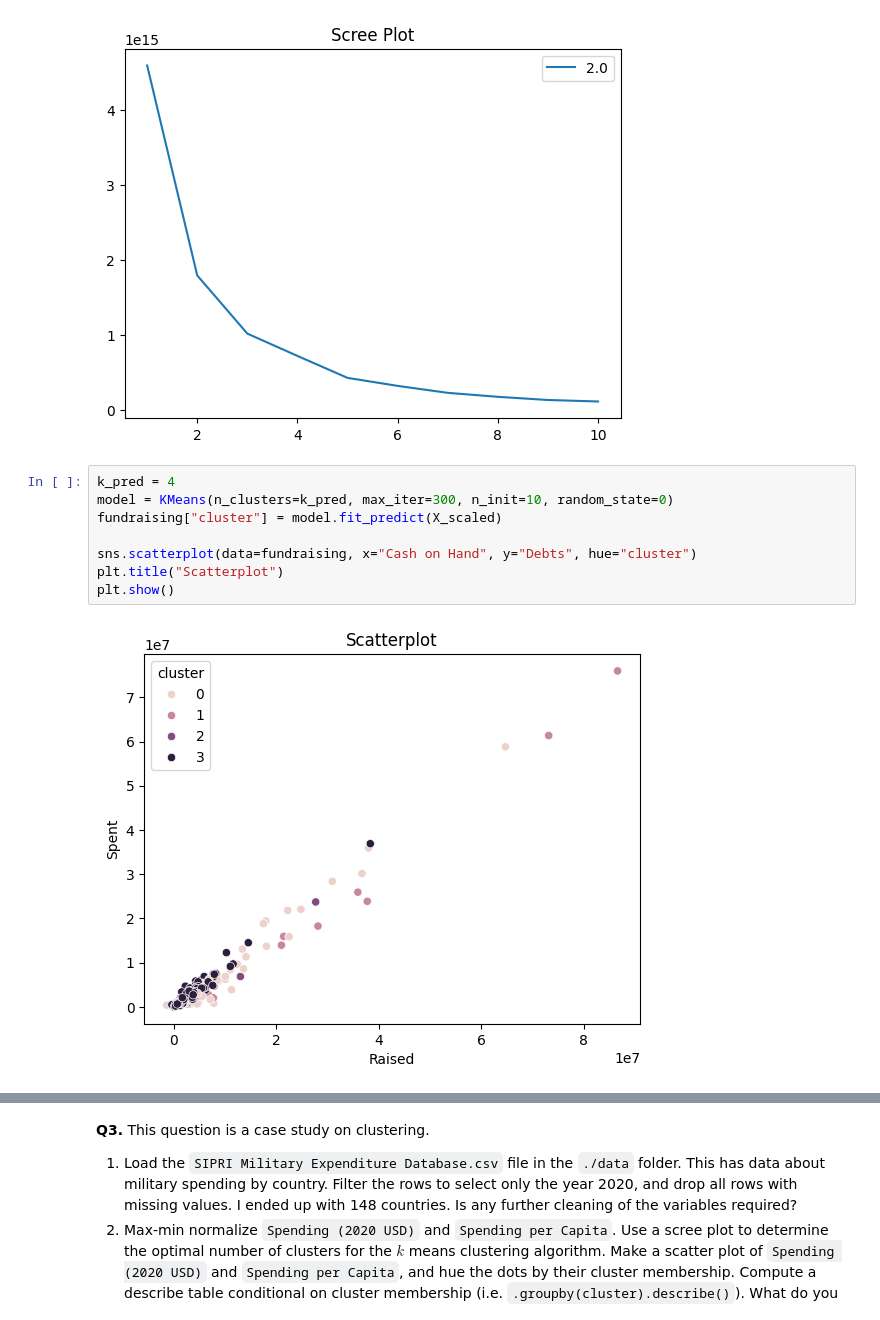
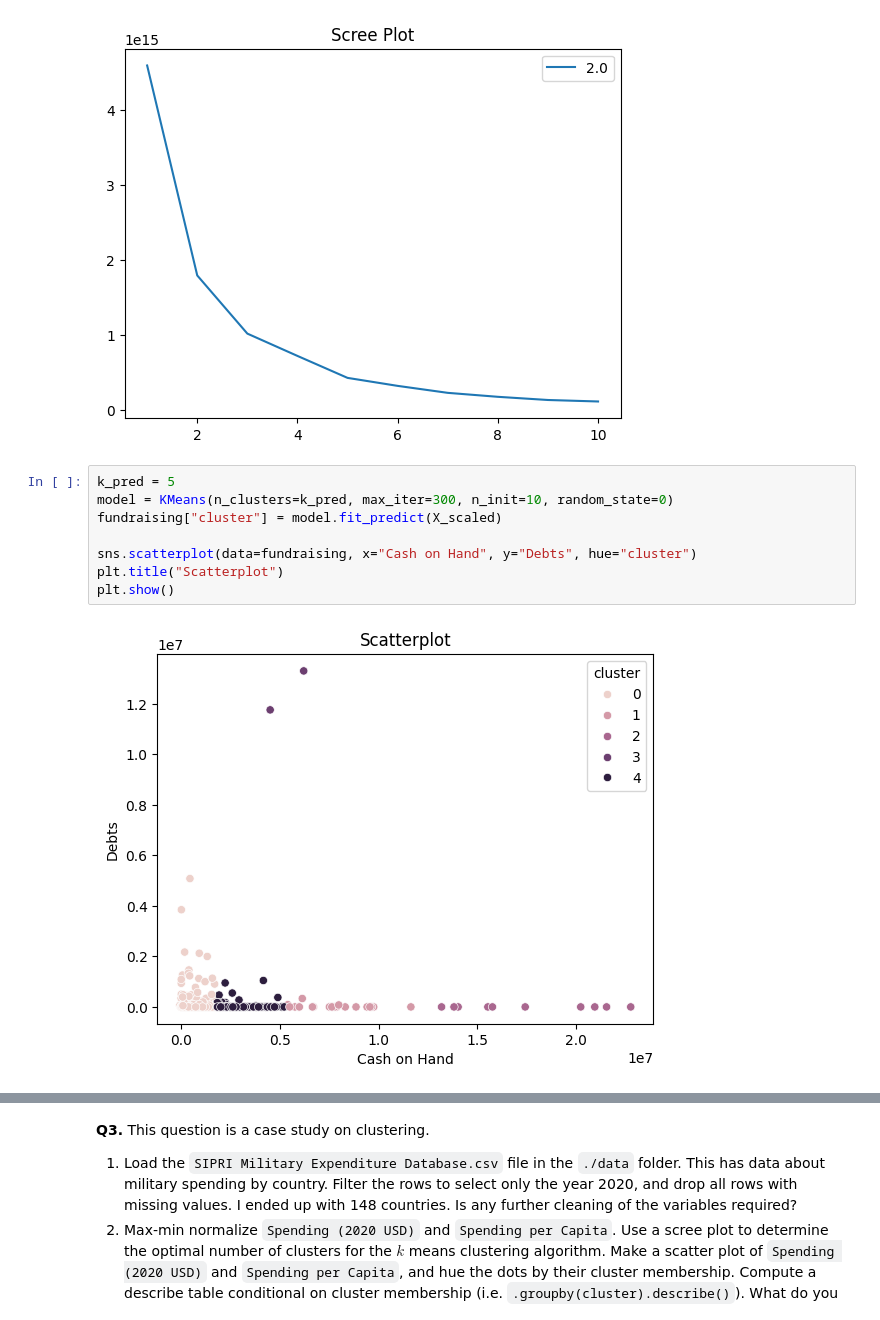
Before and after one commit to eaa3ug/clustering_assignment, a Jupyter notebook: assignment_clustering.ipynb, the cells around one changed output, grey strips where cells are left out. Drawn from its saved outputs; the diff is of its cells as text.

```diff
--- a/assignment_clustering.ipynb
+++ b/assignment_clustering.ipynb
@@ -204,14 +204,14 @@ scree_plot = sns.lineplot(x=np.arange(1,k_bar+1), y=SSE, label=value).set_title(
 # %% [output]
 [figure]
 # %%
-k_pred = 4
+k_pred = 5
 model = KMeans(n_clusters=k_pred, max_iter=300, n_init=10, random_state=0)
 fundraising["cluster"] = model.fit_predict(X_scaled)
 
 sns.scatterplot(data=fundraising, x="Cash on Hand", y="Debts", hue="cluster")
 plt.title("Scatterplot")
 plt.show()
 # %% [output]
-[figure, old version]
+[figure, new version]
 # %%
 fundraising.groupby("cluster").describe()
```
Also changed, not shown: parts of 6 cells of this notebook.
